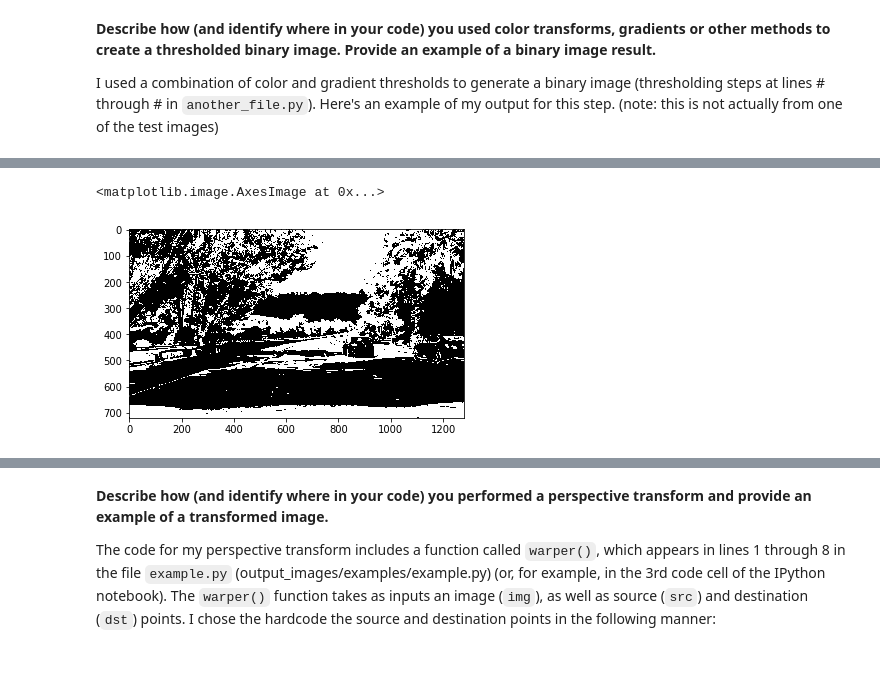
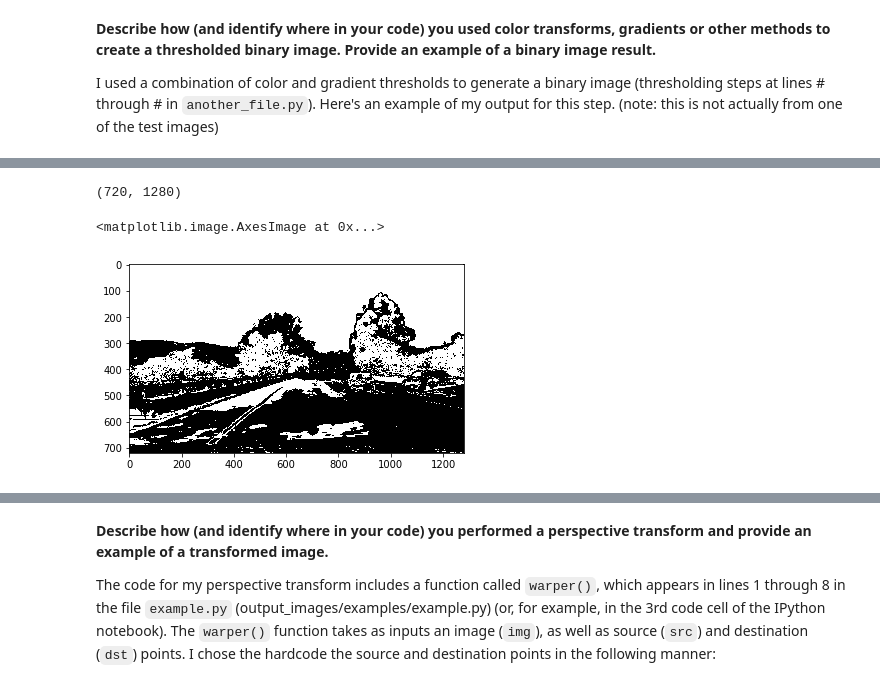
Before and after one commit to hairizuanbinnoorazman/CarND-Advanced-Lane-Lines, a Jupyter notebook: Advanced Lane Finding.ipynb, the cells around one changed output, grey strips where cells are left out. Drawn from its saved outputs; the diff is of its cells as text; code cells hidden in the pictures.

```diff
--- a/Advanced Lane Finding.ipynb
+++ b/Advanced Lane Finding.ipynb
@@ -135,7 +135,7 @@ import matplotlib.pyplot as plt
 import matplotlib.image as mpimg
 
 # Original Image
-image = mpimg.imread('./test_images/straight_lines1.jpg')
+image = mpimg.imread('./test_images/test1.jpg')
 print(image.shape)
 plt.imshow(image)
 # %% [output]
@@ -156,7 +156,7 @@ I used a combination of color and gradient thresholds to generate a binary image
 # %%
 # Define color threshold functions - Can choose to utilize which one of the color gradients work best
 
-def rgb_threshold(image, filter=None, binary=False, lower_threshold=None, upper_threshold=None):
+def rgb_threshold(image, filter=None, mode=None, lower_threshold=None, upper_threshold=None):
     '''
     Provide RGB image for processing. Allows one to select color filter and even color thresholding
     '''
@@ -169,14 +169,14 @@ def rgb_threshold(image, filter=None, binary=False, lower_threshold=None, upper_
         image = image[:,:,2]
 
     # Allow user to select to binarize the image based on a threshold
-    if binary:
+    if mode == 'binary':
         binary_image = np.zeros_like(image)
-        binary_image[(image > lower_threshold) & (image <= upper_threshold)] = 255
+        binary_image[(image > lower_threshold) & (image <= upper_threshold)] = 1
         return binary_image
     else:
         return image
 
-def hls_threshold(image, filter=None, binary=False, lower_threshold=None, upper_threshold=None):
+def hls_threshold(image, filter=None, binary=None, lower_threshold=None, upper_threshold=None):
     '''
     Provide RGB image for processing. Image will be converted to hls image. Allow one to select hls filter and hls
     thresholding
@@ -193,9 +193,9 @@ def hls_threshold(image, filter=None, binary=False, lower_threshold=None, upper_
         image = image[:,:,2]
 
     # Allow user to select to binarize the image based on a threshold
-    if binary:
+    if mode == 'binary':
         binary_image = np.zeros_like(image)
-        binary_image[(image > lower_threshold) & (image <= upper_threshold)] = 255
+        binary_image[(image > lower_threshold) & (image <= upper_threshold)] = 1
         return binary_image
     else:
         return image
@@ -202,8 +212,9 @@ def hls_threshold(image, filter=None, binary=False, lower_threshold=None, upper_
 # %%
 # Testing with just red filter doesn't work
-road_image = mpimg.imread('./test_images/test5.jpg')
-filtered_road_image = rgb_threshold(road_image, 'r', True, 50, 140)
+road_image = mpimg.imread('./test_images/test4.jpg')
+filtered_road_image = hls_threshold(road_image, 's', True, 50, 160)
 plt.imshow(filtered_road_image, cmap='gray')
 # %% [output]
-<matplotlib.image.AxesImage at 0x...>
+(720, 1280)
+<matplotlib.image.AxesImage at 0x...>
-[figure, old version]
+[figure, new version]
```
Also changed, not shown: parts of 5 cells of this notebook.
